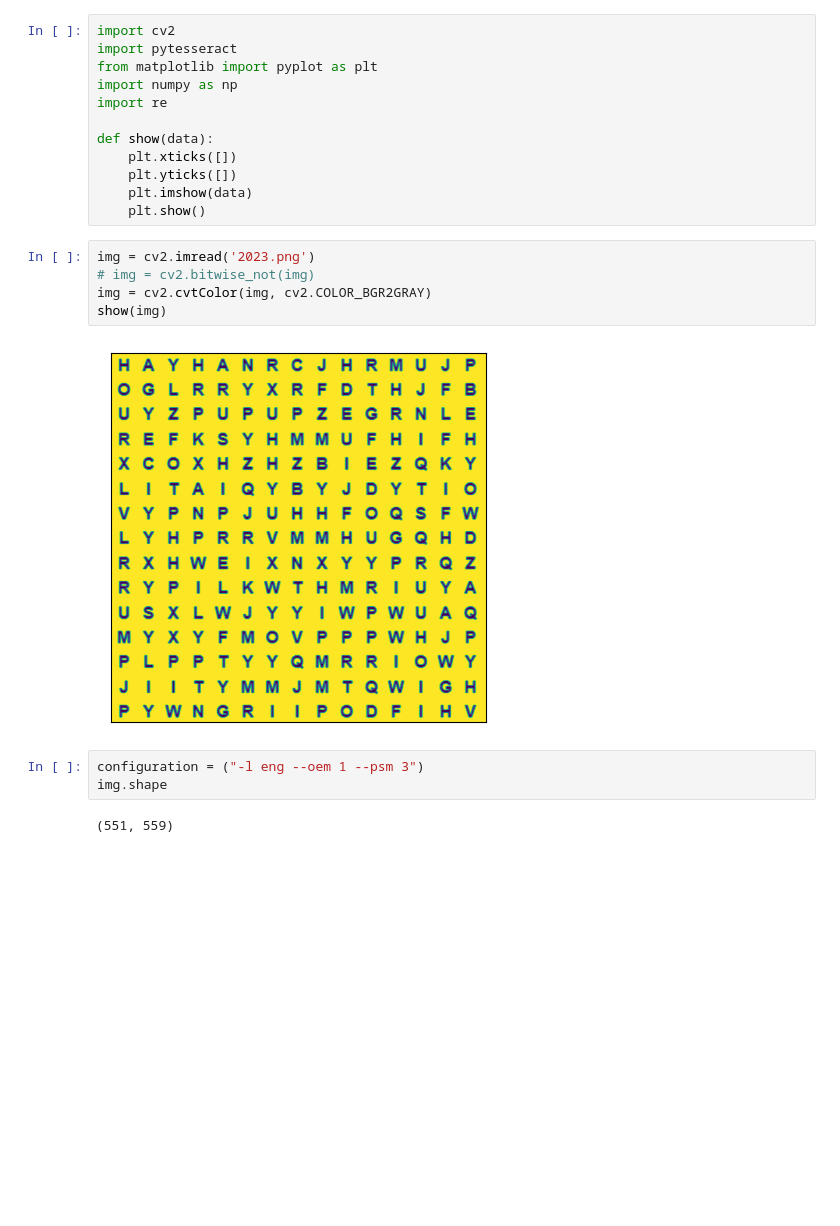
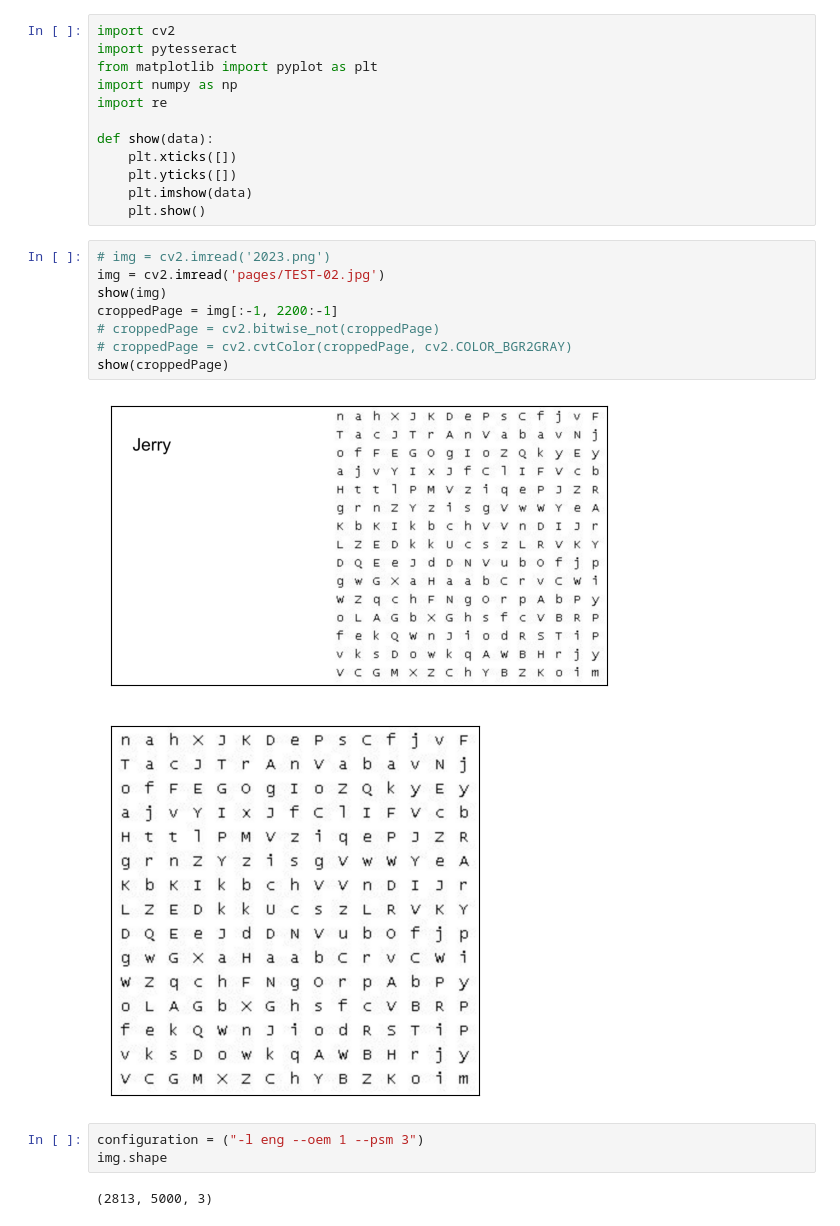
Before and after one commit to jerrymannel/ml_findsanta, a Jupyter notebook: findSanta.ipynb, the cells around one changed output. Drawn from its saved outputs; the diff is of its cells as text; blank space fills up the shorter version.

```diff
--- a/findSanta.ipynb
+++ b/findSanta.ipynb
@@ -11,17 +11,21 @@ def show(data):
 	plt.imshow(data)
 	plt.show()
 # %%
-img = cv2.imread('2023.png')
-# img = cv2.bitwise_not(img)
-img = cv2.cvtColor(img, cv2.COLOR_BGR2GRAY)
+# img = cv2.imread('2023.png')
+img = cv2.imread('pages/TEST-02.jpg')
 show(img)
+croppedPage = img[:-1, 2200:-1]
+# croppedPage = cv2.bitwise_not(croppedPage)
+# croppedPage = cv2.cvtColor(croppedPage, cv2.COLOR_BGR2GRAY)
+show(croppedPage)
 # %% [output]
-[figure, old version]
+[figure, new version]
+[figure, added]
 # %%
 configuration = ("-l eng --oem 1 --psm 3")
 img.shape
 # %% [output]
-(551, 559)
+(2813, 5000, 3)
 # %%
 # kernel = np.array([ [0, -1, 0], [-1, 5,-1], [0, -1, 0] ])
 kernel = np.array([ [-1, -1, -1], [-1, 9, -1], [-1, -1, -1] ])
```
Also changed, not shown: parts of 1 cell of this notebook, 5 other files.
